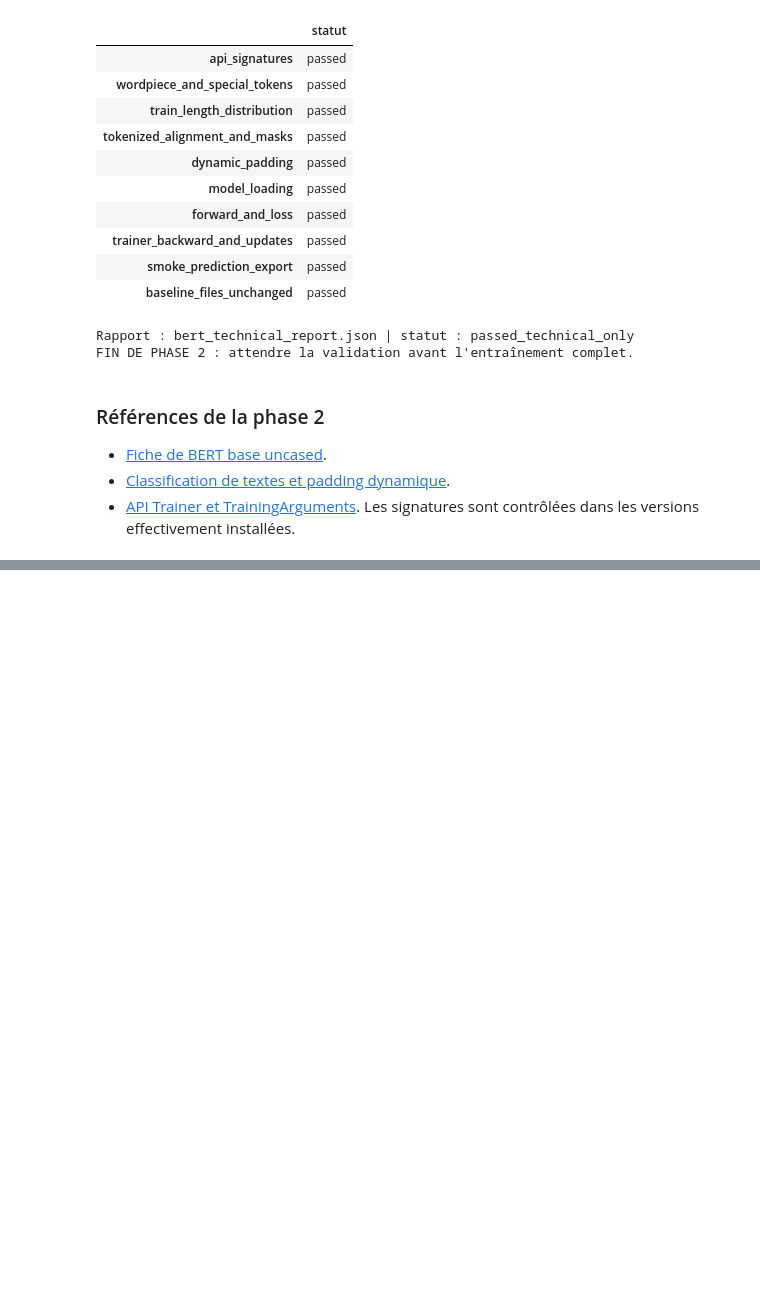
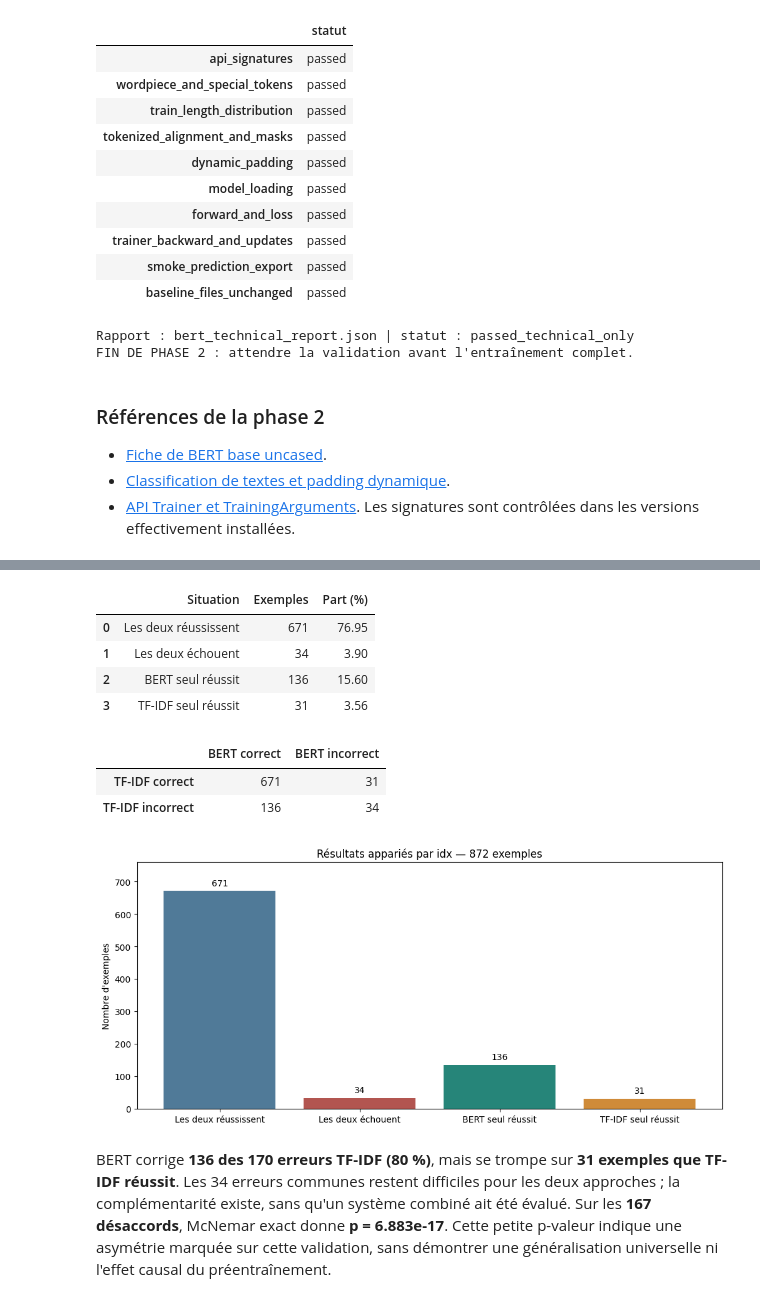
Before and after one commit to gueri-jpg/nlp-bert-vs-tfidf-sst2, a Jupyter notebook: notebooks/bert_vs_tfidf_sst2.ipynb, the cells around one changed output, grey strips where cells are left out. Saved outputs shown, nothing was run; the diff lists cells and outputs as text; code cells hidden in the pictures; blank space fills up the shorter version.

```diff
--- a/notebooks/bert_vs_tfidf_sst2.ipynb
+++ b/notebooks/bert_vs_tfidf_sst2.ipynb
@@ -1249,0 +2429,57 @@ Les signatures sont contrôlées dans les versions effectivement installées.
+# %%
+def p4_paired_analysis(aligned):
+    tf_correct = aligned["true_label_tfidf"].eq(aligned["predicted_label_tfidf"])
+    bert_correct = aligned["true_label_bert"].eq(aligned["predicted_label_bert"])
+    counts = {"both_correct": int((tf_correct & bert_correct).sum()),
+              "both_wrong": int((~tf_correct & ~bert_correct).sum()),
+              "bert_only_correct": int((~tf_correct & bert_correct).sum()),
+              "tfidf_only_correct": int((tf_correct & ~bert_correct).sum())}
+    assert sum(counts.values()) == len(aligned)
+    n = counts["bert_only_correct"] + counts["tfidf_only_correct"]
+    k = min(counts["bert_only_correct"], counts["tfidf_only_correct"])
+    pvalue = float(binomtest(k, n=n, p=0.5, alternative="two-sided").pvalue) if n else 1.0
+    # Vérification indépendante de la somme binomiale pour p=1/2.
+    exact_sum = min(1.0, 2 * sum(math.comb(n, i) for i in range(k + 1)) / 2**n) if n else 1.0
+    assert math.isclose(pvalue, exact_sum, rel_tol=1e-12, abs_tol=1e-30)
+    return counts, pvalue
+
+
+p4_counts, p4_mcnemar_p = p4_paired_analysis(p4_aligned)
+assert p4_counts == {"both_correct": 671, "both_wrong": 34, "bert_only_correct": 136, "tfidf_only_correct": 31}
+assert p4_counts["bert_only_correct"] - p4_counts["tfidf_only_correct"] == p4_tfidf_metrics["n_errors"] - p4_bert_metrics["n_errors"]
+p4_outcome_labels = {"both_correct": "Les deux réussissent", "both_wrong": "Les deux échouent",
+                      "bert_only_correct": "BERT seul réussit", "tfidf_only_correct": "TF-IDF seul réussit"}
+p4_outcomes = pd.DataFrame([{"Situation": p4_outcome_labels[key], "Exemples": count, "Part (%)": count / 872 * 100}
+                            for key, count in p4_counts.items()])
+display(p4_outcomes.round(2))
+p4_paired_table = pd.DataFrame([
+    [p4_counts["both_correct"], p4_counts["tfidf_only_correct"]],
+    [p4_counts["bert_only_correct"], p4_counts["both_wrong"]]],
+    index=["TF-IDF correct", "TF-IDF incorrect"], columns=["BERT correct", "BERT incorrect"])
+display(p4_paired_table)
+fig_paired, ax = plt.subplots(figsize=(10, 4.5), layout="constrained")
+bars = ax.bar(p4_outcomes["Situation"], p4_outcomes["Exemples"],
+              color=["#507A98", "#B25550", "#268579", "#CF8B39"])
+ax.bar_label(bars, padding=4)
+ax.set(title="Résultats appariés par idx — 872 exemples", ylabel="Nombre d'exemples", ylim=(0, 760))
+plt.show()
+display(Markdown(
+    f"BERT corrige **{p4_counts['bert_only_correct']} des 170 erreurs TF-IDF (80 %)**, "
+    f"mais se trompe sur **{p4_counts['tfidf_only_correct']} exemples que TF-IDF réussit**. "
+    "Les 34 erreurs communes restent difficiles pour les deux approches ; la complémentarité existe, "
+    "sans qu'un système combiné ait été évalué. "
+    f"Sur les **167 désaccords**, McNemar exact donne **p = {p4_mcnemar_p:.3e}**. "
+    "Cette petite p-valeur indique une asymétrie marquée sur cette validation, "
+    "sans démontrer une généralisation universelle ni l'effet causal du préentraînement."
+))
+# %% [output]
+|  | Situation | Exemples | Part (%) |
+| 0 | Les deux réussissent | 671 | 76.95 |
+| 1 | Les deux échouent | 34 | 3.90 |
+| 2 | BERT seul réussit | 136 | 15.60 |
+| 3 | TF-IDF seul réussit | 31 | 3.56 |
+|  | BERT correct | BERT incorrect |
+| TF-IDF correct | 671 | 31 |
+| TF-IDF incorrect | 136 | 34 |
+[figure, added]
+BERT corrige **136 des 170 erreurs TF-IDF (80 %)**, mais se trompe sur **31 exemples que TF-IDF réussit**. Les 34 erreurs communes restent difficiles pour les deux approches ; la complémentarité existe, sans qu'un système combiné ait été évalué. Sur les **167 désaccords**, McNemar exact donne **p = 6.883e-17**. Cette petite p-valeur indique une asymétrie marquée sur cette validation, sans démontrer une généralisation universelle ni l'effet causal du préentraînement.
```
Also changed, not shown: parts of 41 cells of this notebook, 14 other files.
